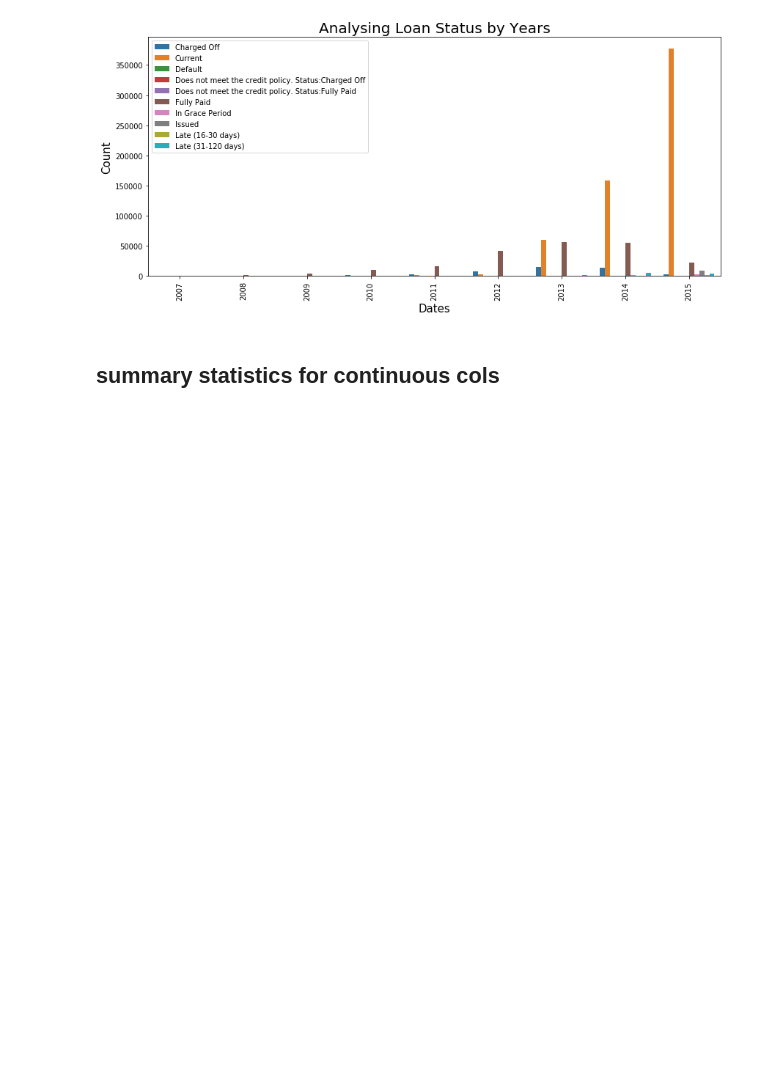
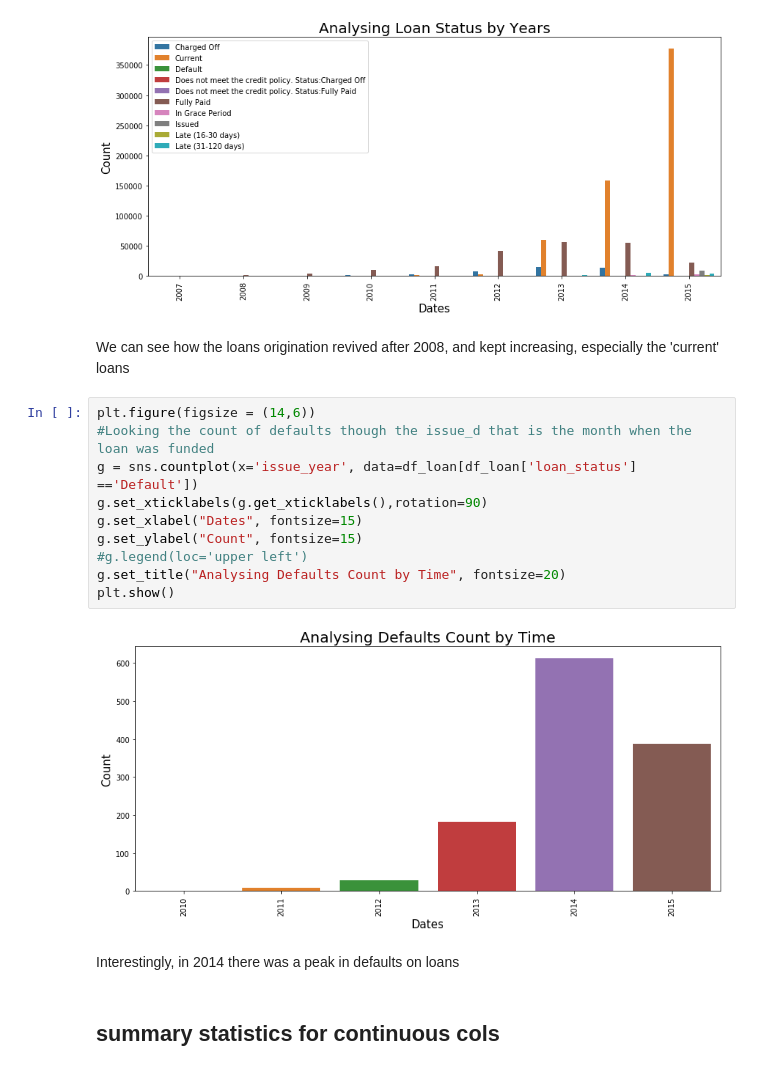
Before and after one commit to filip-michalsky/Algorithms_and_Data_Structures, a Jupyter notebook: BX_challenge_michalsky/michalsky_lending_club_eda_business_analysis.ipynb, the cells around one changed output. Cells and saved outputs as stored; diff of their text form; blank space fills up the shorter version.

```diff
--- a/BX_challenge_michalsky/michalsky_lending_club_eda_business_analysis.ipynb
+++ b/BX_challenge_michalsky/michalsky_lending_club_eda_business_analysis.ipynb
@@ -280,5 +283,21 @@ g.set_title("Analysing Loan Status by Years", fontsize=20)
 plt.show()
 # %% [output]
 [figure]
+# %% [markdown]
+We can see how the loans origination revived after 2008, and kept increasing, especially the 'current' loans
+# %%
+plt.figure(figsize = (14,6))
+#Looking the count of defaults though the issue_d that is the month when the loan was funded
+g = sns.countplot(x='issue_year', data=df_loan[df_loan['loan_status'] =='Default'])
+g.set_xticklabels(g.get_xticklabels(),rotation=90)
+g.set_xlabel("Dates", fontsize=15)
+g.set_ylabel("Count", fontsize=15)
+#g.legend(loc='upper left')
+g.set_title("Analysing Defaults Count by Time", fontsize=20)
+plt.show()
+# %% [output]
+[figure, added]
+# %% [markdown]
+Interestingly, in 2014 there was a peak in defaults on loans
 # %% [markdown]
 ## summary statistics for continuous cols
```
Also changed, not shown: parts of 35 cells of this notebook, 1 other file.
